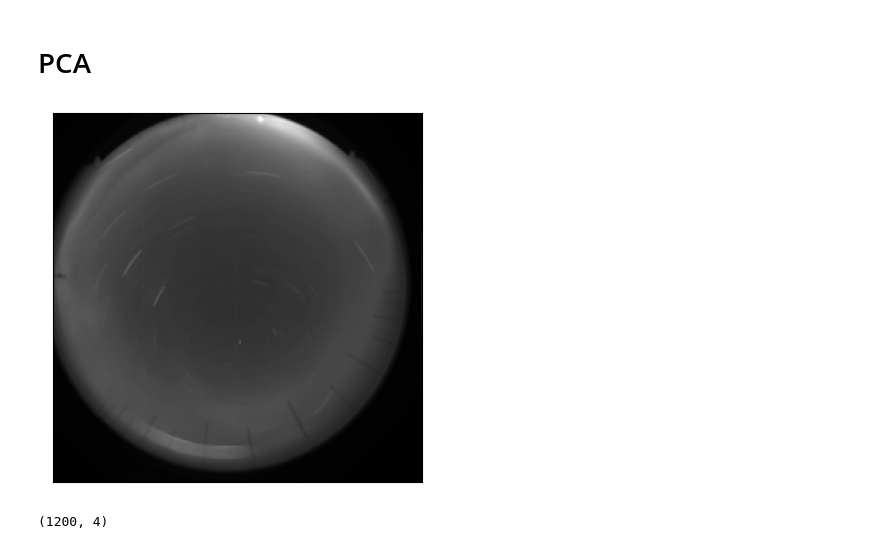
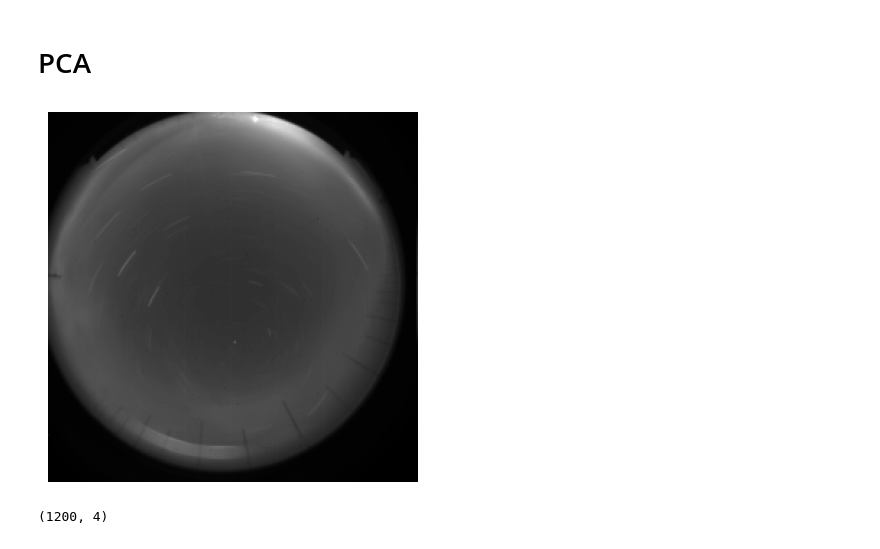
Before and after one commit to jeffreyjsung/substorm-prediction, a Jupyter notebook: rank_asf_2008-02-10-05.ipynb, the cells around one changed output. Cells and saved outputs as stored; diff of their text form; code cells hidden in the pictures.

```diff
--- a/rank_asf_2008-02-10-05.ipynb
+++ b/rank_asf_2008-02-10-05.ipynb
@@ -111,15 +74,17 @@ from sklearn.decomposition import PCA
 # %%
 def center_data(X):
     X_mean = np.mean(X, axis=0)
     sub_matrix = np.array([X_mean for i in range(len(X))])
     X_center = X - sub_matrix
     return X_center, X_mean
 
+images_processed = process_images(images)
 X = images_processed
 X, X_mean = center_data(images_processed)
-show_image(X_mean)
+plt.imshow(X_mean, cmap='gray')
+plt.axis('off');
 # %% [output]
-[figure, old version]
+[figure, new version]
 # %%
 nsamples, nx, ny = X.shape
 d2_images_processed = X.reshape((nsamples,nx*ny))
```
Also changed, not shown: parts of 21 cells of this notebook, 5 other files.
